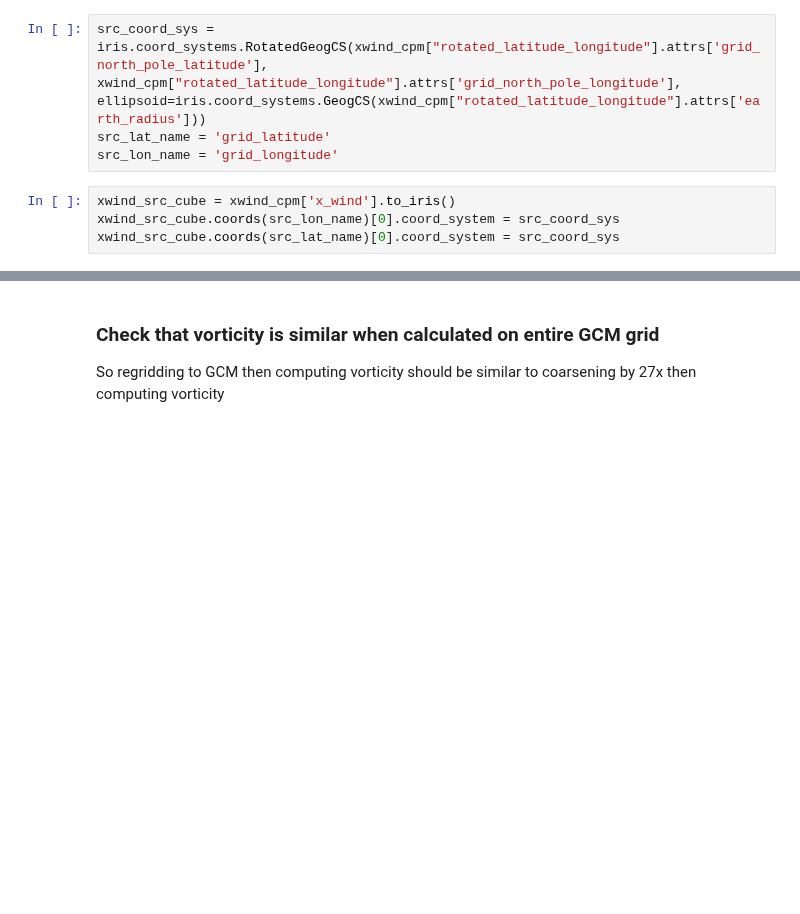
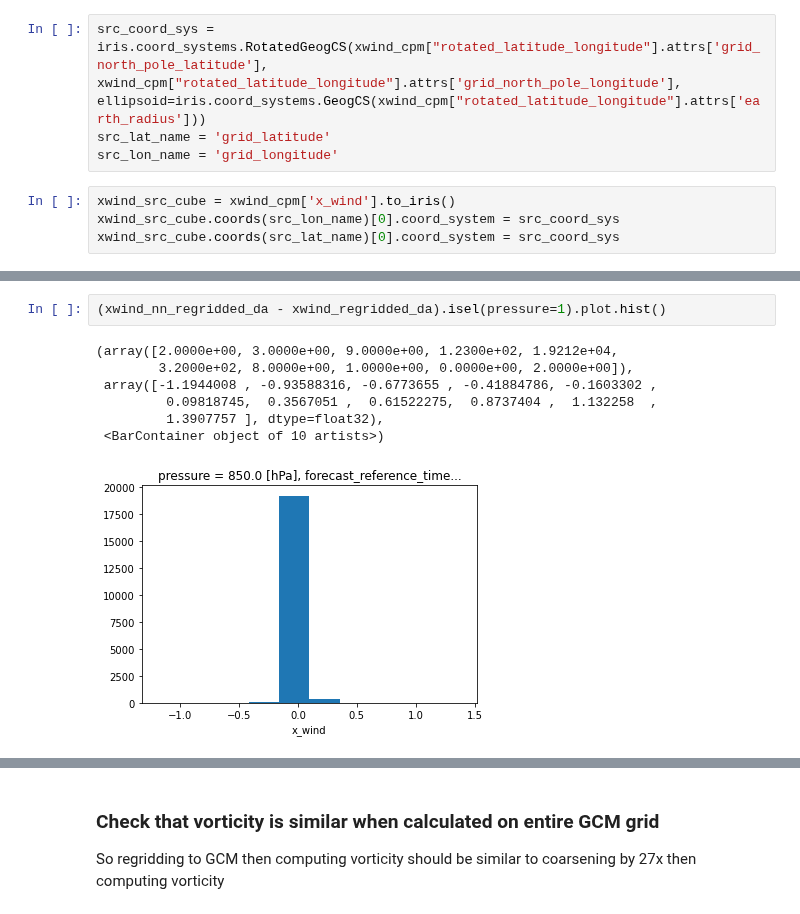
Before and after one commit to henryaddison/ml-downscaling-emulation, a Jupyter notebook: notebooks/learning/regridding-adventures.ipynb, the cells around one changed output, grey strips where cells are left out. Cells and saved outputs as stored; diff of their text form; blank space fills up the shorter version.

```diff
--- a/notebooks/learning/regridding-adventures.ipynb
+++ b/notebooks/learning/regridding-adventures.ipynb
@@ -388,0 +413,10 @@ plt.show()
+# %%
+(xwind_nn_regridded_da - xwind_regridded_da).isel(pressure=1).plot.hist()
+# %% [output]
+(array([2.0000e+00, 3.0000e+00, 9.0000e+00, 1.2300e+02, 1.9212e+04,
+        3.2000e+02, 8.0000e+00, 1.0000e+00, 0.0000e+00, 2.0000e+00]),
+ array([-1.1944008 , -0.93588316, -0.6773655 , -0.41884786, -0.1603302 ,
+         0.09818745,  0.3567051 ,  0.61522275,  0.8737404 ,  1.132258  ,
+         1.3907757 ], dtype=float32),
+ <BarContainer object of 10 artists>)
+[figure, added]
```
Also changed, not shown: parts of 23 cells of this notebook.
